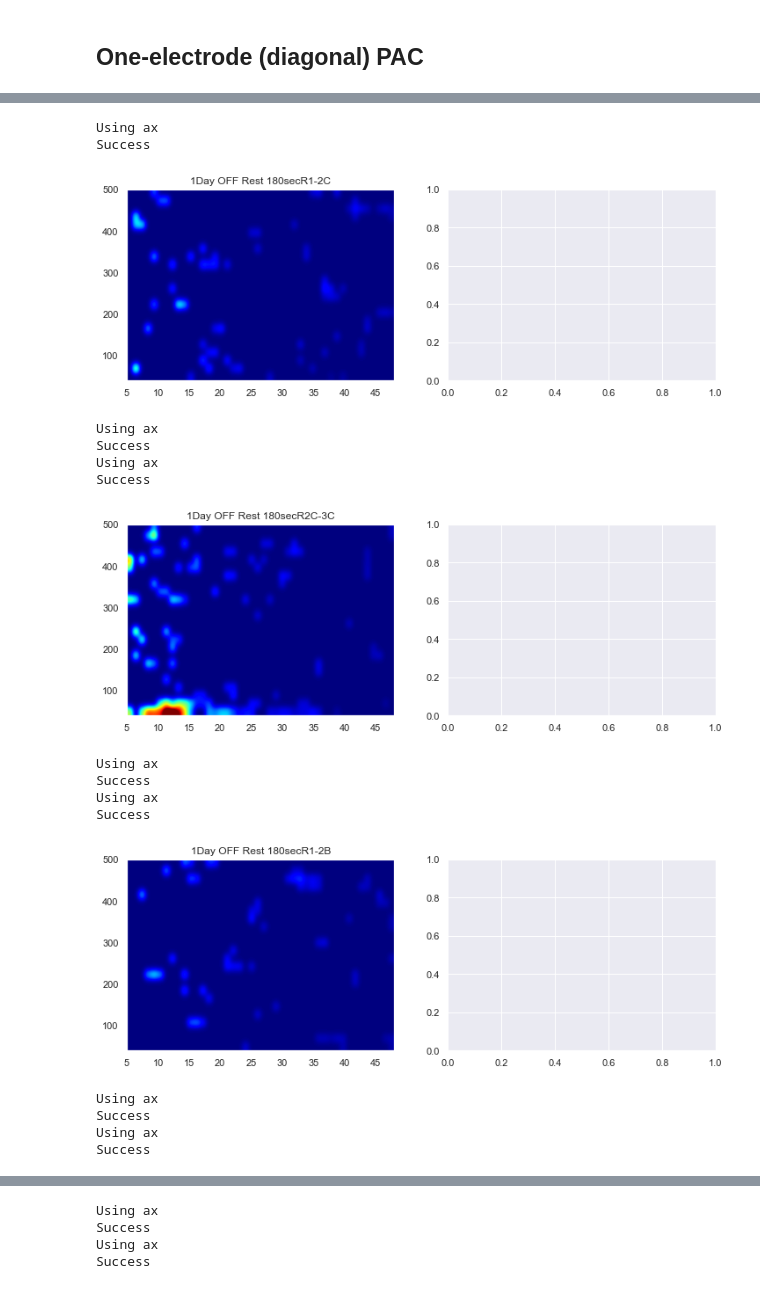
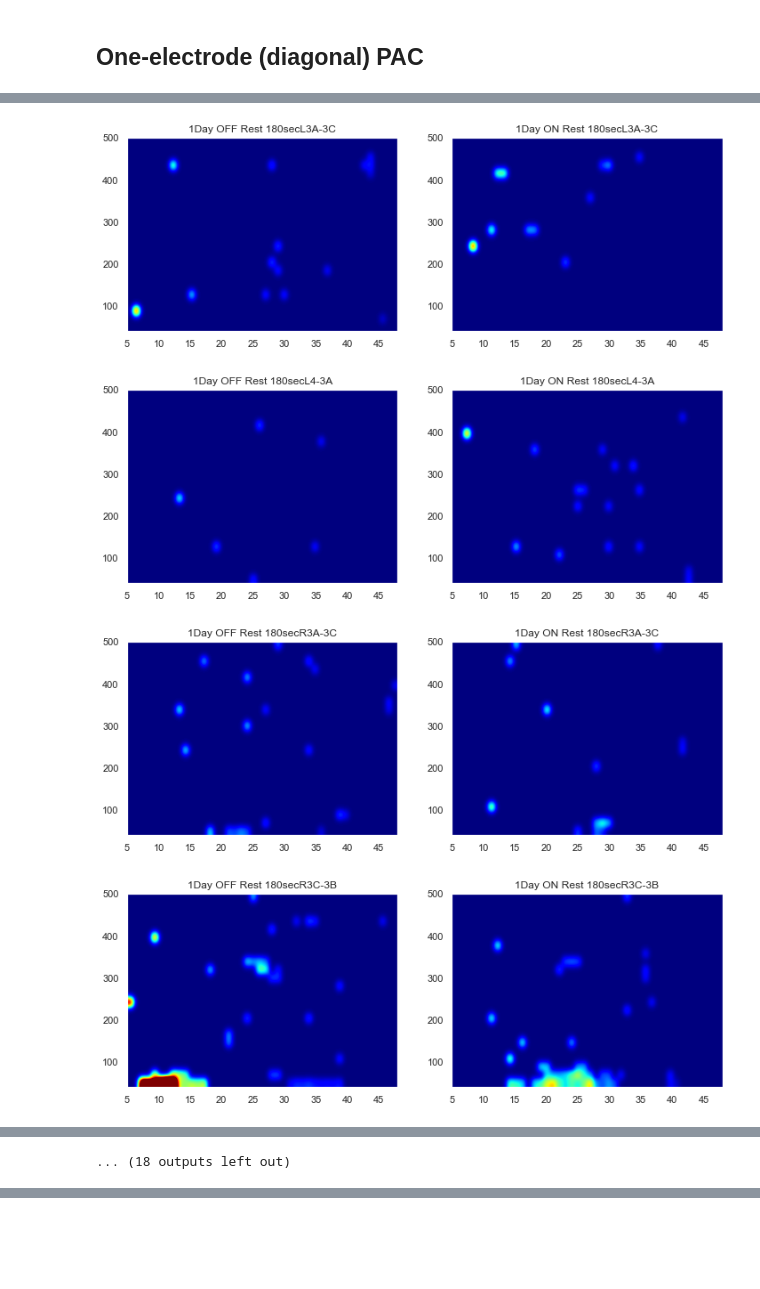
Before and after one commit to atimcenko/pac, a Jupyter notebook: PAC_workspace.ipynb, the cells around one changed output, grey strips where cells are left out. Saved outputs shown, nothing was run; the diff lists cells and outputs as text; code cells hidden in the pictures; blank space fills up the shorter version.

```diff
--- a/PAC_workspace.ipynb
+++ b/PAC_workspace.ipynb
@@ -32,7 +32,8 @@ import itertools
 import matplotlib.pyplot as plt
 import seaborn as sns
 #from IPython.display import display
-sns.set(context='notebook', style='darkgrid', palette='deep', font='sans-serif', font_scale=1, color_codes=False, rc=None)
+sns.set(context='notebook', style='ticks', palette='bright', font='sans-serif', font_scale=1, color_codes=True, rc=None)
+
 plt.rcParams['figure.figsize'] = (14, 8)
 
 #print("SYS.PATH: ", sys.path[:3])
@@ -392,7 +365,7 @@ plt.colorbar(format='%.1e')
     if significant:
 
         if correction == 'None':
-            zero_indeces = pvalues > 0.05
+            zero_indeces = pvalues > 0.01
 
         if correction == 'Multiple':
 
@@ -427,16 +400,13 @@ plt.colorbar(format='%.1e')
                     }
 
     if ax is None:
-        print("Using plt")
         plt.imshow(pac_matrix, **imshow_kwargs)
         plt.grid()
 
     else:
-        print("Using ax")
         ax.imshow(pac_matrix, **imshow_kwargs)
         ax.grid()
 
-    print("Success")
 
 
     #plt.title(f"PAC ({self.method}); {self.patient_name} ; {self.condition}; \n [Phase] {self.phase_placement} ->  [Amplitude] {self.amplitude_placement}")
@@ -630,23 +665,29 @@ dict_keys([None])
 # %%
 # 1Day Rest OFF vs ON
+
+sns.set(context='notebook')
 
 conditions = ["1Day OFF Rest 180sec", "1Day ON Rest 180sec"]
 
 
 for placement in p2.placements:
     fig, axes = plt.subplots(1, 2, figsize=(12, 4))
     for j, condition in enumerate(conditions):
         lfp = p2.lfp[condition][placement]
         pac = p2.pac[condition][placement][placement]
         ax = axes[j]
         ax.set_title(condition + placement)
         #lfp.show_psd()
         comodulogram(pac.pac_matrix.copy(),
                      pac.beta_params,
                      pac.hfo_params,
-                     pvalues=None,
-                     significant=False,
-                     vmax=0.0005,
+                     pvalues=pac.pvalues,
+                     significant=True,
+                     vmax=0.0003,
                      ax=ax)
-        plt.show()
+    plt.show()
 # %% [output]
+[figure, new version]
+[figure, new version]
+[figure, new version]
+[figure, new version]
@@ -653,17 +702 @@ for placement in p2.placements:
-Using ax
-Success
+... (18 outputs left out)
-[figure, old version]
-Using ax
-Success
-Using ax
-Success
-[figure, old version]
-Using ax
-Success
-Using ax
-Success
-[figure, old version]
-Using ax
-Success
-Using ax
-Success
@@ -671,4 +702,0 @@ Success
-Using ax
-Success
-Using ax
-Success
```
Also changed, not shown: parts of 21 cells of this notebook.
